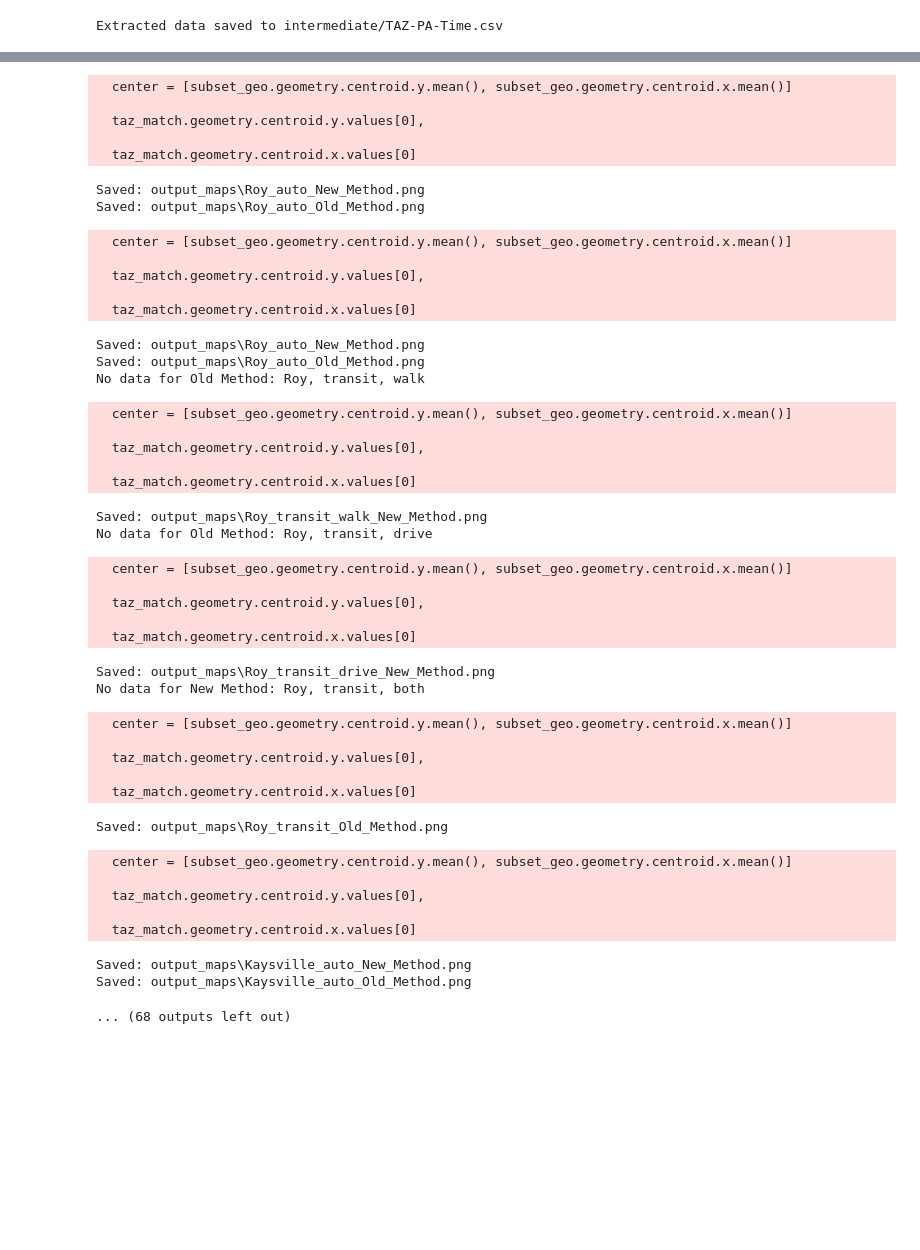
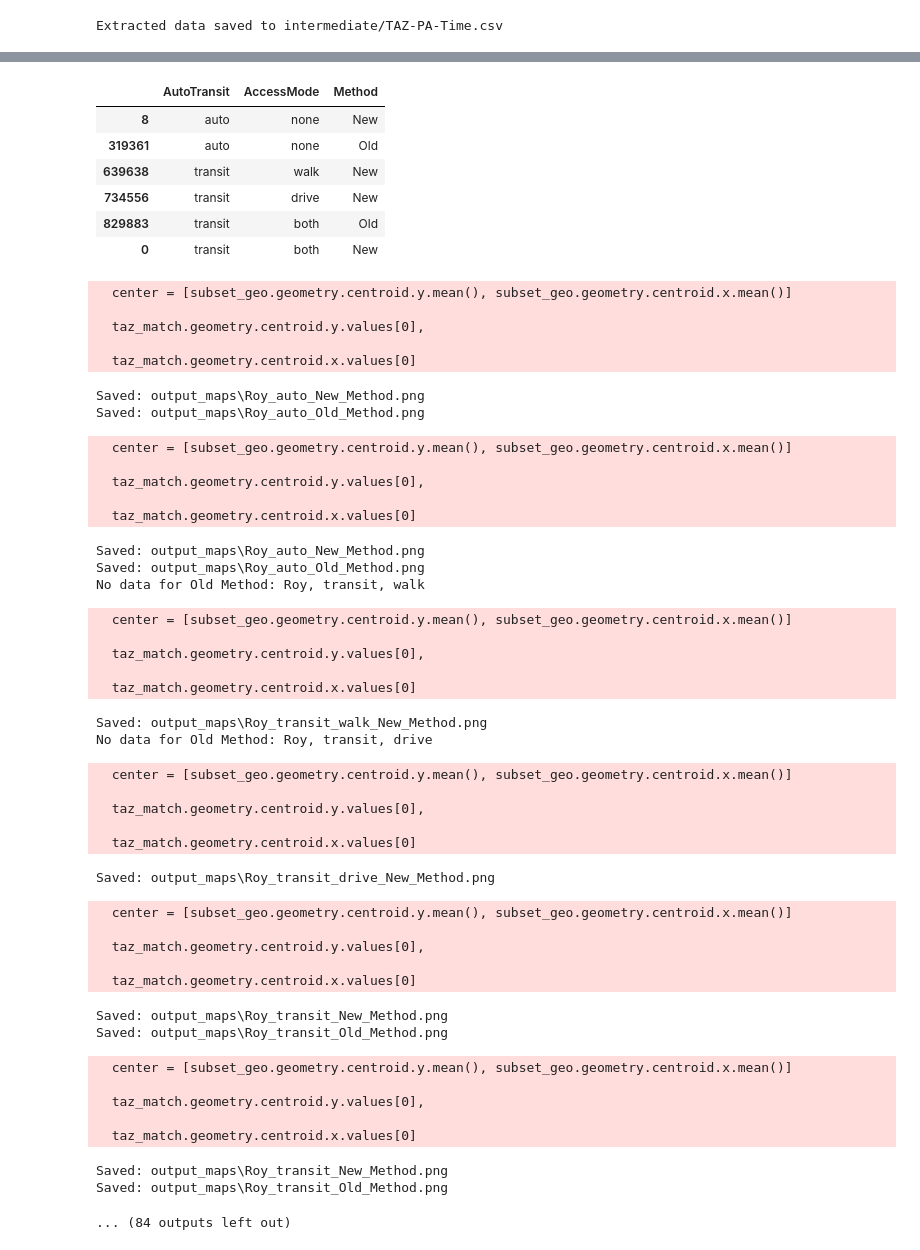
Before and after one commit to WFRCAnalytics/ATO-TDM-Plot-Travelsheds, a Jupyter notebook: 02-Create-Travelsheds-for-Select-TAZ.ipynb, the cells around one changed output, grey strips where cells are left out. Drawn from its saved outputs; the diff is of its cells as text; code cells hidden in the pictures; blank space fills up the shorter version.

```diff
--- a/02-Create-Travelsheds-for-Select-TAZ.ipynb
+++ b/02-Create-Travelsheds-for-Select-TAZ.ipynb
@@ -177,3 +193,14 @@ display(merged_df)
+# %%
+groups_df = merged_df[['AutoTransit','AccessMode','Method']].drop_duplicates()
+groups_df
+# %% [output]
+|  | AutoTransit | AccessMode | Method |
+| 8 | auto | none | New |
+| 319361 | auto | none | Old |
+| 639638 | transit | walk | New |
+| 734556 | transit | drive | New |
+| 829883 | transit | both | Old |
+| 0 | transit | both | New |
 # %%
 # Load the TAZ GeoJSON file
 taz_geo = gpd.read_file("taz/WFv910_TAZ.geojson")
@@ -260,7 +287,7 @@ for _, row_taz_rows_to_extract_df in taz_rows_to_extract_df.iterrows():
     taz_p_val = row_taz_rows_to_extract_df['taz_id']
     map_label = row_taz_rows_to_extract_df['map_label']
 
-    for _, row in matrices_for_extraction_df.iterrows():
+    for _, row in groups_df.iterrows():
 
         auto_transit = row['AutoTransit']
         access_mode = row['AccessMode']
@@ -367,18 +394,18 @@ No data for Old Method: Roy, transit, drive
 
   taz_match.geometry.centroid.x.values[0]
 Saved: output_maps\Roy_transit_drive_New_Method.png
-No data for New Method: Roy, transit, both
   center = [subset_geo.geometry.centroid.y.mean(), subset_geo.geometry.centroid.x.mean()]
 
   taz_match.geometry.centroid.y.values[0],
 
   taz_match.geometry.centroid.x.values[0]
+Saved: output_maps\Roy_transit_New_Method.png
 Saved: output_maps\Roy_transit_Old_Method.png
   center = [subset_geo.geometry.centroid.y.mean(), subset_geo.geometry.centroid.x.mean()]
 
   taz_match.geometry.centroid.y.values[0],
 
   taz_match.geometry.centroid.x.values[0]
-Saved: output_maps\Kaysville_auto_New_Method.png
-Saved: output_maps\Kaysville_auto_Old_Method.png
+Saved: output_maps\Roy_transit_New_Method.png
+Saved: output_maps\Roy_transit_Old_Method.png
-... (68 outputs left out)
+... (84 outputs left out)
```
Also changed, not shown: parts of 2 cells of this notebook, 48 other files.
